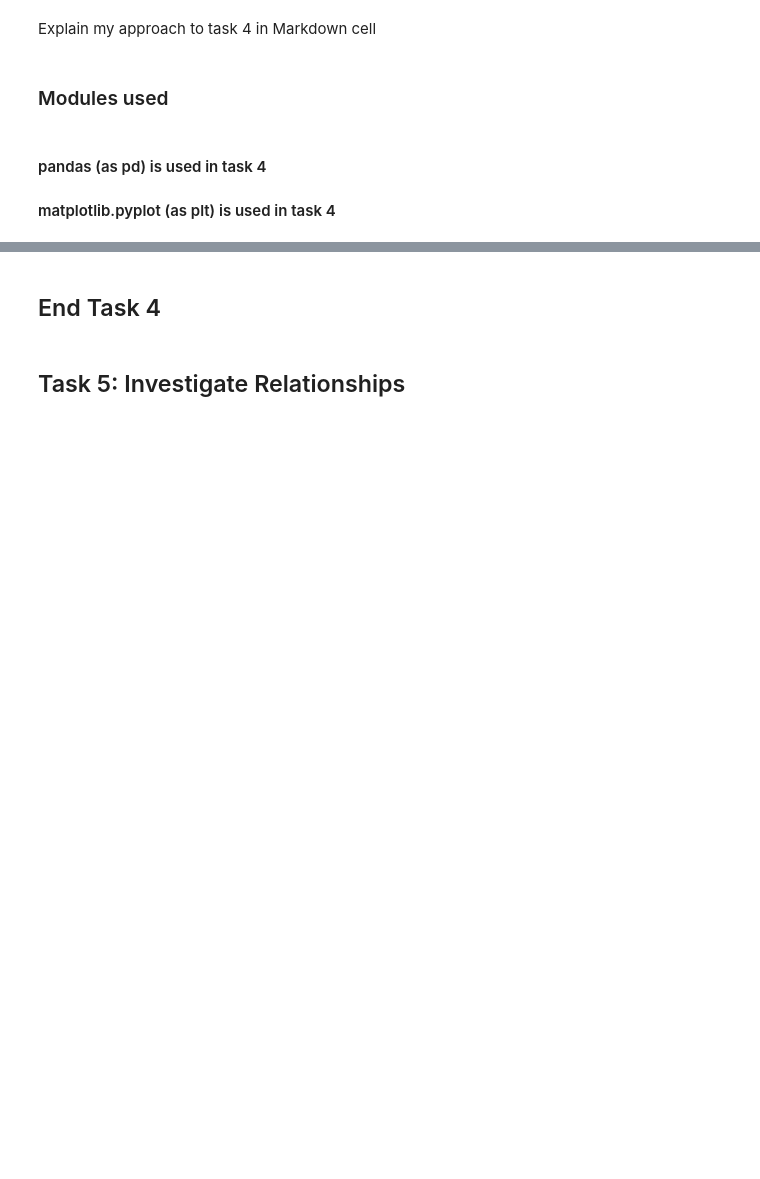
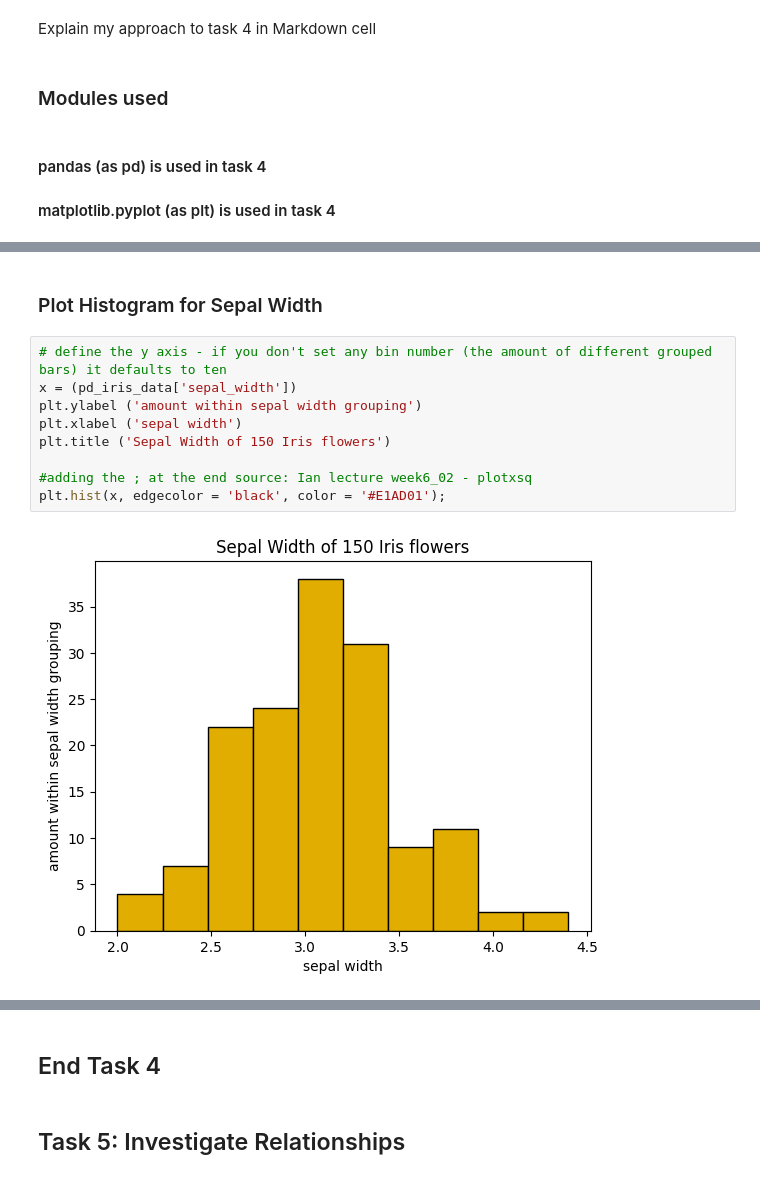
Before and after one commit to FaolanH/principles_of_data_analytics, a Jupyter notebook: tasks.ipynb, the cells around one changed output, grey strips where cells are left out. Cells and saved outputs as stored; diff of their text form; blank space fills up the shorter version.

```diff
--- a/tasks.ipynb
+++ b/tasks.ipynb
@@ -280,0 +437,13 @@ plt.hist(x);
+# %% [markdown]
+### Plot Histogram for Sepal Width
+# %%
+# define the y axis - if you don't set any bin number (the amount of different grouped bars) it defaults to ten
+x = (pd_iris_data['sepal_width'])
+plt.ylabel ('amount within sepal width grouping')
+plt.xlabel ('sepal width')
+plt.title ('Sepal Width of 150 Iris flowers')
+
+#adding the ; at the end source: Ian lecture week6_02 - plotxsq
+plt.hist(x, edgecolor = 'black', color = '#E1AD01');
+# %% [output]
+[figure, added]
```
Also changed, not shown: parts of 39 cells of this notebook.
